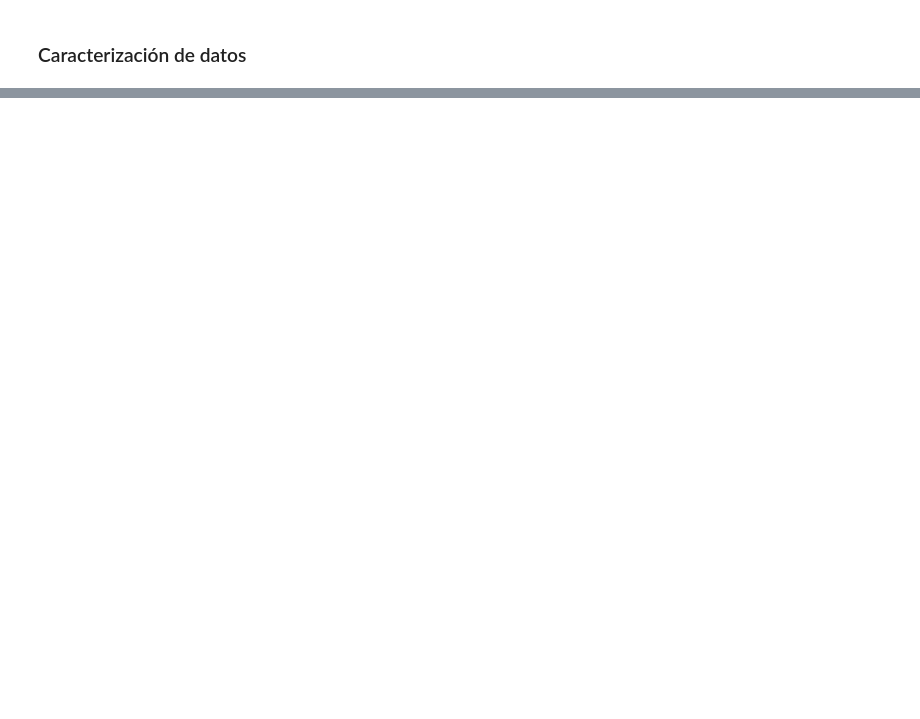
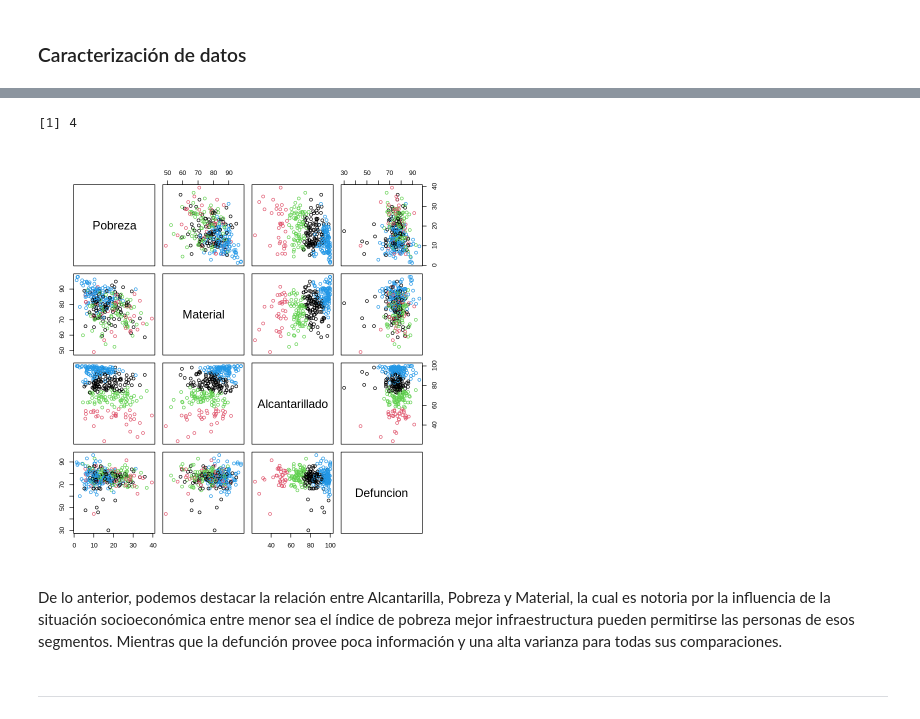
Before and after one commit to ReinaldoBustamante/Analisis-de-datos, a Jupyter notebook: K-means/Clustering_Notebook1.ipynb, the cells around one changed output, grey strips where cells are left out. Drawn from its saved outputs; the diff is of its cells as text; code cells hidden in the pictures; blank space fills up the shorter version.

```diff
--- a/K-means/Clustering_Notebook1.ipynb
+++ b/K-means/Clustering_Notebook1.ipynb
@@ -624,15 +251,0 @@ pairs(datos2,col=cl$cluster)
-# %%
-#Estrategia para elegir K, el numero de grupos
-#J suma cuadrado de las distancias por cada k utilizado
-#K-means
-J<-rep(0,20)
-fin_iter<-20
-
-
-for (k in 1:fin_iter){
-     cl<-kmeans(datos2,k,iter.max=1000,nstart=10)
-	 J[k]<-cl$tot.withinss
-}
-
-
-plot(1:fin_iter,J,xlab="k",ylab="J",type="p",main="J v/s k en k-means",col=2)
@@ -641,7 +251,0 @@ plot(1:fin_iter,J,xlab="k",ylab="J",type="p",main="J v/s k en k-means",col=2)
-# %%
-set.seed(3)
-#ingresar valor de k0
-k0=7
-cl<-kmeans(datos2,k0,iter.max=1000,nstart=10)
-#grafica los datos coloreados con el grupo asignado en planos de pares de variables
-pairs(datos2,col=cl$cluster)
@@ -699,0 +310,2 @@ Available components:
+# %%
+datos <- read.csv("comunas.csv",header=TRUE,sep=";",dec=".", fileEncoding="latin1")
@@ -699,0 +397,15 @@ Available components:
+# %%
+ki_1<-kideal(J,0.1)
+ki_1
+# %% [output]
+[1] 4
+# %%
+cl<-kmeans(conjunto1,ki_1,iter.max=1000,nstart=10)
+#grafica los datos coloreados con el grupo asignado en planos de pares de variables
+pairs(conjunto1,col=cl$cluster)
+# %% [output]
+[figure, added]
+# %% [markdown]
+De lo anterior, podemos destacar la relación entre Alcantarilla, Pobreza y Material, la cual es notoria por la influencia de la situación socioeconómica entre  menor sea el índice de pobreza mejor infraestructura pueden permitirse las personas de esos segmentos. Mientras que la defunción provee poca información y una alta varianza para todas sus comparaciones.
+# %% [markdown]
+---
```
Also changed, not shown: parts of 90 cells of this notebook.
